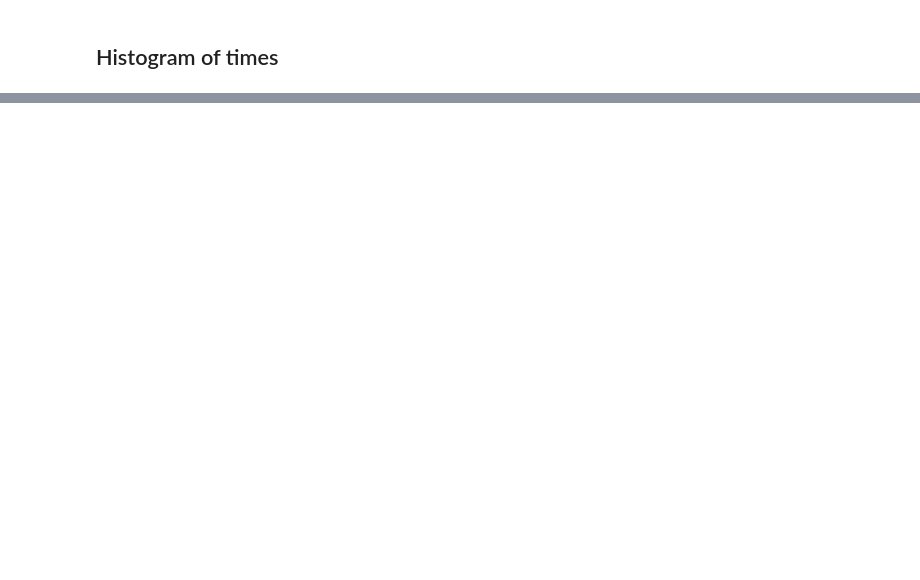
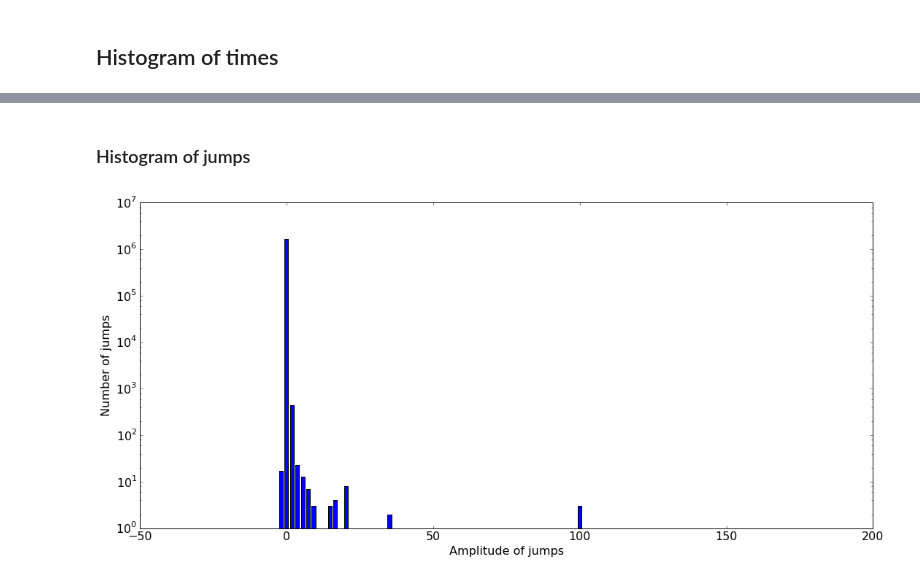
Before and after one commit to vicow/gaussian-process, a Jupyter notebook: notebooks/sidekick-histograms.ipynb, the cells around one changed output, grey strips where cells are left out. Cells and saved outputs as stored; diff of their text form; code cells hidden in the pictures; blank space fills up the shorter version.

```diff
--- a/notebooks/sidekick-histograms.ipynb
+++ b/notebooks/sidekick-histograms.ipynb
@@ -36,10 +64,3 @@ Converting to project instances...
 Data loaded.
 # %% [markdown]
 ## Generate series of jumps and times
-# %%
-jumps = []
-times = []
-for project in sk:
-    X, Y = project.difference_series(project.money)
-    jumps.extend(Y)
-    times.extend(np.diff(X))
@@ -100,0 +96,11 @@ plt.show()
+# %% [markdown]
+### Histogram of jumps
+# %%
+show_histogram(jumps_successful,
+               x_label='Amplitude of jumps',
+               y_label='Number of jumps',
+               x_scale='linear',
+               y_scale='log',
+               bins=100)
+# %% [output]
+[figure, added]
```
Also changed, not shown: parts of 18 cells of this notebook.
